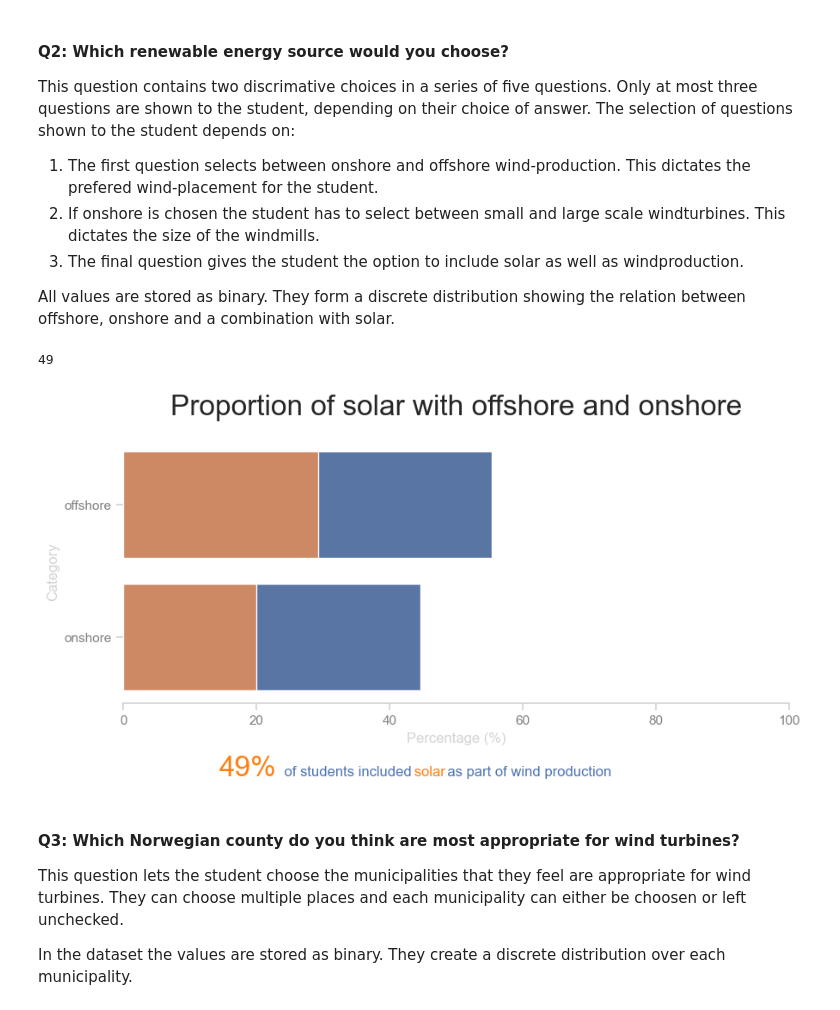
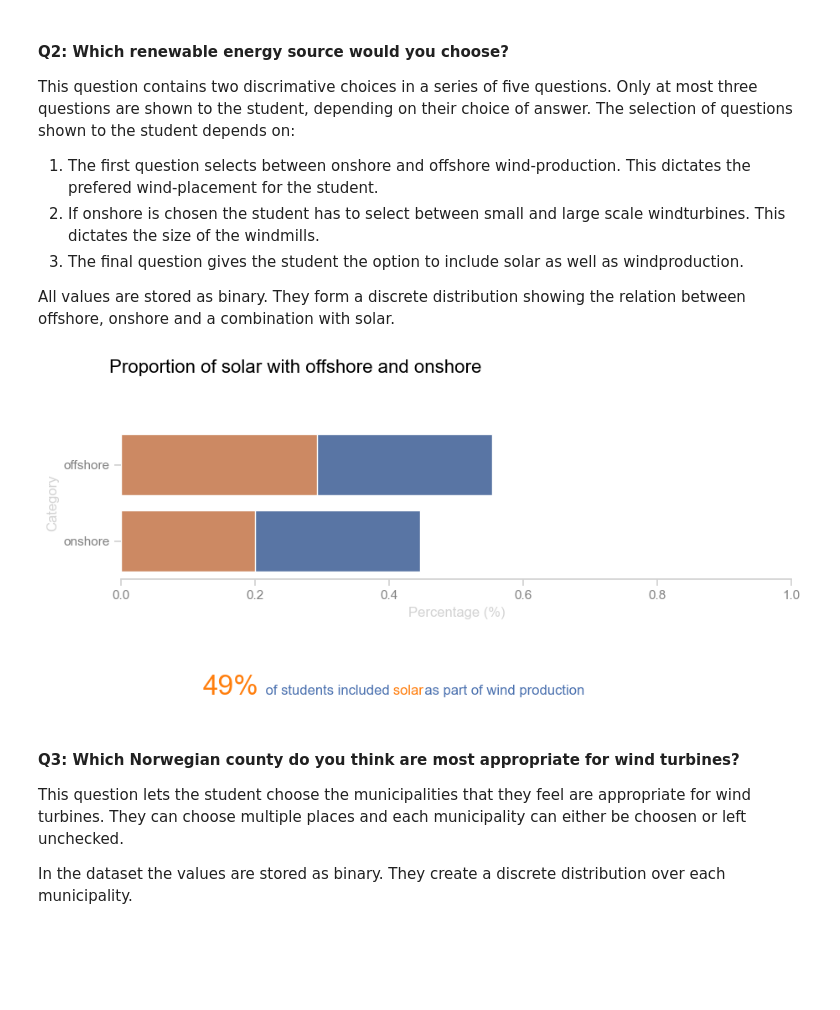
Before and after one commit to JavedMS/Mapping_Workshops_EFF, a Jupyter notebook: final.ipynb, the cells around one changed output. Drawn from its saved outputs; the diff is of its cells as text; code cells hidden in the pictures; blank space fills up the shorter version.

```diff
--- a/final.ipynb
+++ b/final.ipynb
@@ -53,57 +52,11 @@ This question contains two discrimative choices in a series of five questions. O
 3. The final question gives the student the option to include solar as well as windproduction.
 
 All values are stored as binary. They form a discrete distribution showing the relation between offshore, onshore and a combination with solar.
-# %%
-df_sum = data["energySource"]
-df_sum = df_sum[["offshore", "onshore", "solar"]]
-
-import pandas as pd
-import seaborn as sns
-import matplotlib.pyplot as plt
-
-# Assuming 'df_sum' is your DataFrame
-# Calculate the sum for each category
-category_sums = df_sum.sum()
-
-# Calculate percentages
-total_respondents = len(df_sum)
-percentages = (category_sums / total_respondents) * 100
-
-# Prepare data for plotting
-data_for_plot = percentages.reset_index()
-data_for_plot.columns = ['Category', 'Percentage']
-solar_percentage = int(data_for_plot.iloc[2].values[1])
-print(solar_percentage)
-data_for_plot = data_for_plot.iloc[:2]
-
-# Plot
-plt.figure(figsize=(10, 4))
-sns.barplot(x='Percentage', y='Category', data=data_for_plot, orient='h')
-
-df_offshore = (df_sum[df_sum["offshore"] == 1]["solar"].sum() / total_respondents) *100
-df_onshore = (df_sum[df_sum["onshore"] == 1]["solar"].sum() / total_respondents) * 100
-offshore_df = pd.DataFrame({'Percentage': [df_offshore], 'Category': 'offshore'})
-
-onshore_df = pd.DataFrame({'Percentage': [df_onshore], 'Category': 'onshore'})
-
-combined_df = pd.concat([offshore_df, onshore_df], ignore_index=True)
-
-sns.barplot(x='Percentage', y='Category', data=combined_df, orient='h')
-plt.title('Proportion of solar with offshore and onshore', ha='center', fontsize=24, pad = 20)
-plt.xlabel('Percentage (%)')
-plt.ylabel('Category')
-plt.xlim(0, 100)
-
-# Emphasize "50%" more by making it larger than the rest of the text
-plt.figtext(0.27, -0.1, str(solar_percentage) + "%", ha='center', fontsize=24, color='#FF7F0E')
-plt.figtext(0.5, -0.1, ' of students included         as part of wind production', ha='center', fontsize=12, color='#4c72b0')
-plt.figtext(0.5, -0.1, '                   solar                           ', ha='center', fontsize=12, color='#FF7F0E')
-
-
-plt.show()
-# %% [output]
-49
-[figure, removed]
+# %%
+fig = stack_barh(data["energySource"][["offshore", "onshore", "solar"]])
+add_title(fig, "Proportion of solar with offshore and onshore")
+# %% [output]
+[figure, added]
 # %% [markdown]
 #### Q3: Which Norwegian county do you think are most appropriate for wind turbines?
 This question lets the student choose the municipalities that they feel are appropriate for wind turbines. They can choose multiple places and each municipality can either be choosen or left unchecked.
```
Also changed, not shown: parts of 11 cells of this notebook, 3 other files.
